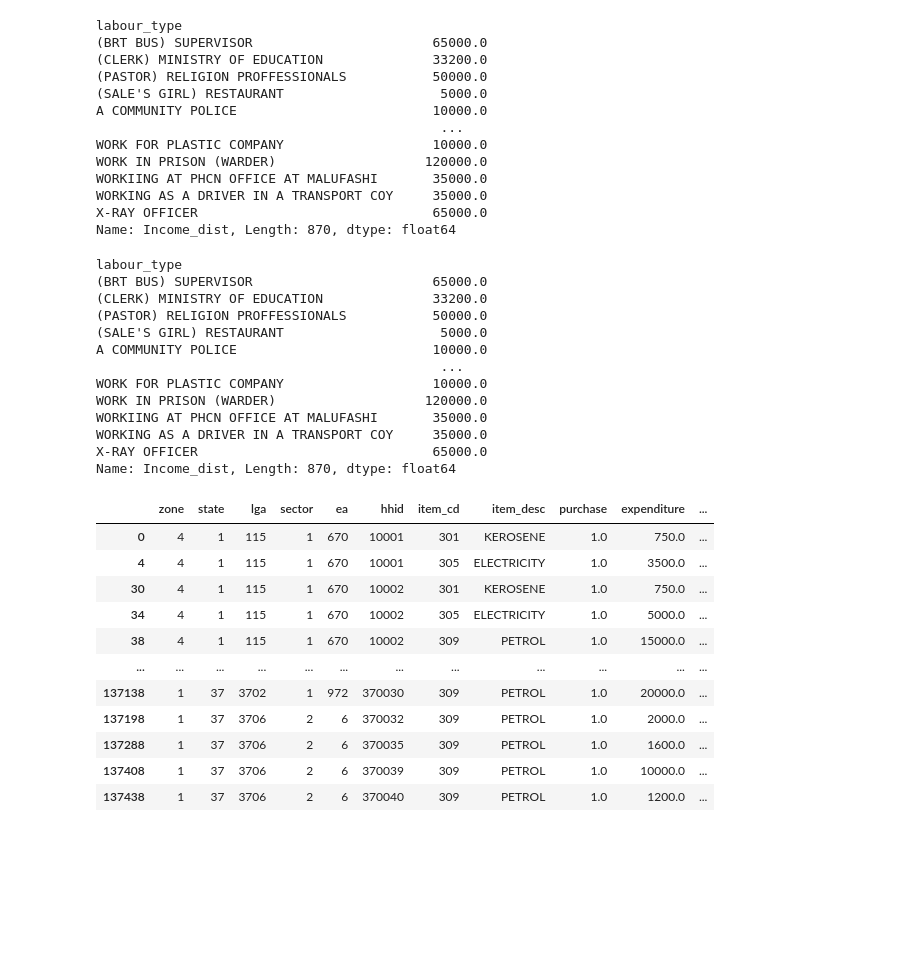
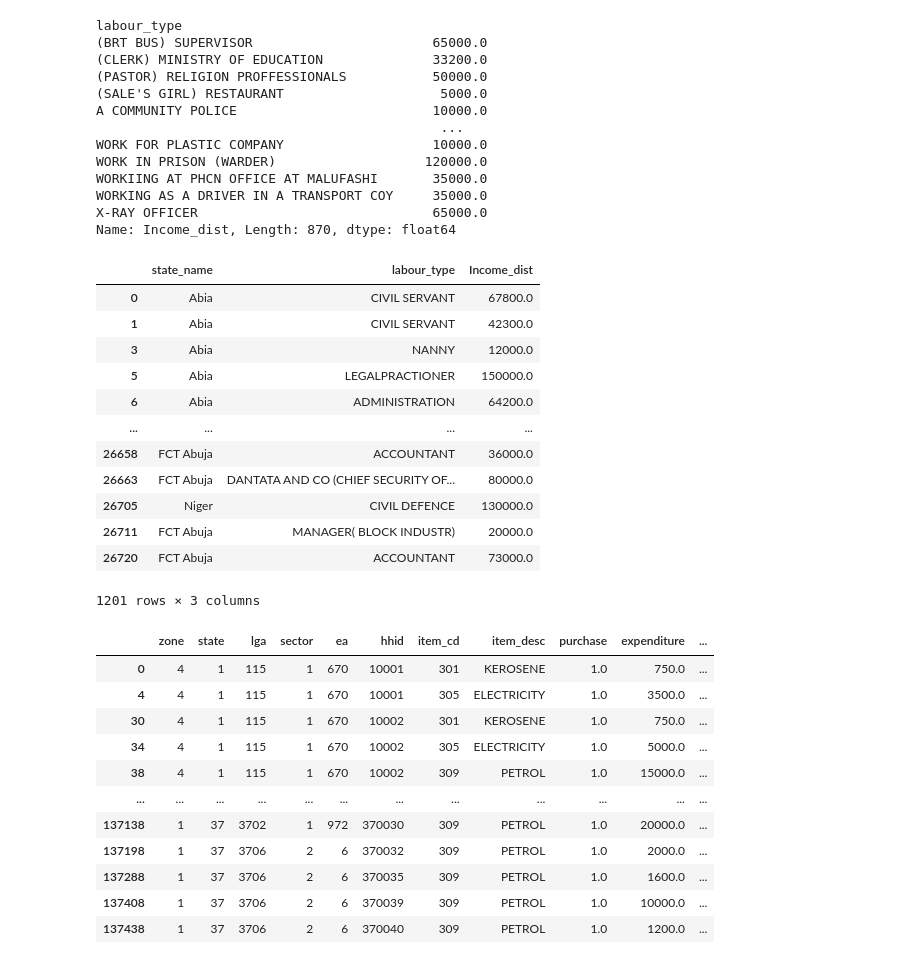
Before and after one commit to FlaviaMasese/Practice-Dash, a Jupyter notebook: Untitled-2.ipynb, the cells around one changed output. Drawn from its saved outputs; the diff is of its cells as text; code cells hidden in the pictures; blank space fills up the shorter version.

```diff
--- a/Untitled-2.ipynb
+++ b/Untitled-2.ipynb
@@ -167,22 +166,22 @@ fig3=px.bar(LSMS2_df,
                 )
 fig3
 # %%
-dff=LSMS2_df.groupby(['labour_type'])['Income_dist'].mean()
+LSMS2_df.groupby(['labour_type'])['Income_dist'].mean()
 dff
 # %% [output]
+|  | state_name | labour_type | Income_dist |
+| 0 | Abia | CIVIL SERVANT | 67800.0 |
+| 1 | Abia | CIVIL SERVANT | 42300.0 |
+| 3 | Abia | NANNY | 12000.0 |
+| 5 | Abia | LEGALPRACTIONER | 150000.0 |
+| 6 | Abia | ADMINISTRATION | 64200.0 |
+| ... | ... | ... | ... |
+| 26658 | FCT Abuja | ACCOUNTANT | 36000.0 |
+| 26663 | FCT Abuja | DANTATA AND CO (CHIEF SECURITY OF... | 80000.0 |
+| 26705 | Niger | CIVIL DEFENCE | 130000.0 |
+| 26711 | FCT Abuja | MANAGER( BLOCK INDUSTR) | 20000.0 |
+| 26720 | FCT Abuja | ACCOUNTANT | 73000.0 |
-labour_type
-(BRT BUS) SUPERVISOR                       65000.0
-(CLERK) MINISTRY OF EDUCATION              33200.0
-(PASTOR) RELIGION PROFFESSIONALS           50000.0
-(SALE'S GIRL) RESTAURANT                    5000.0
-A COMMUNITY POLICE                         10000.0
-                                            ...
-WORK FOR PLASTIC COMPANY                   10000.0
-WORK IN PRISON (WARDER)                   120000.0
-WORKIING AT PHCN OFFICE AT MALUFASHI       35000.0
-WORKING AS A DRIVER IN A TRANSPORT COY     35000.0
-X-RAY OFFICER                              65000.0
-Name: Income_dist, Length: 870, dtype: float64
+1201 rows × 3 columns
 # %%
 dff=LSMS2_df[['state_name','labour_type','Income_dist']]
 # %%
```
Also changed, not shown: parts of 2 cells of this notebook, 2 other files.
